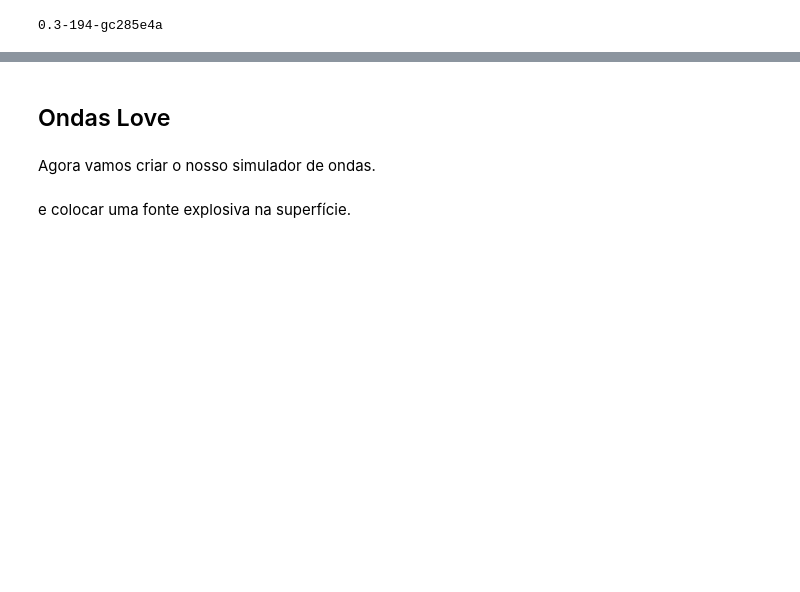
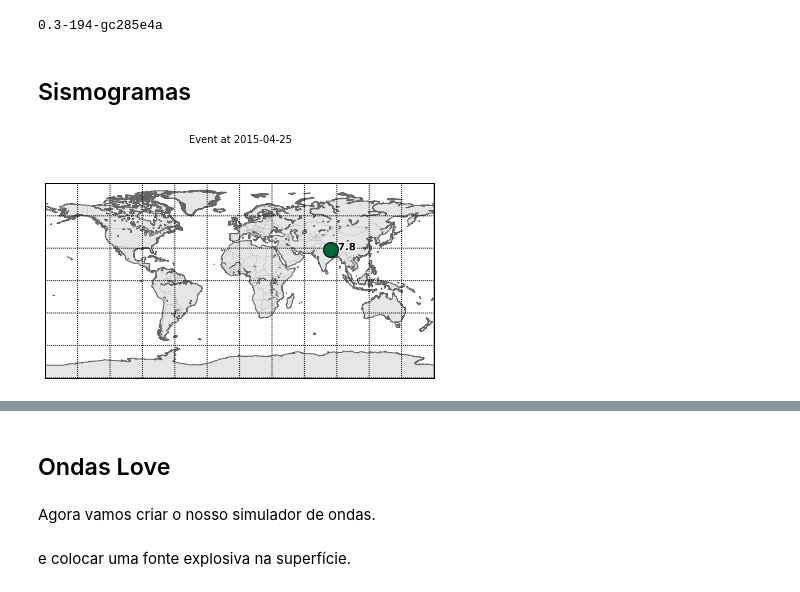
Before and after one commit to leouieda/geofisica2, a Jupyter notebook: notebooks/ondas-superficie.ipynb, the cells around one changed output, grey strips where cells are left out. Cells and saved outputs as stored; diff of their text form; code cells hidden in the pictures; blank space fills up the shorter version.

```diff
--- a/notebooks/ondas-superficie.ipynb
+++ b/notebooks/ondas-superficie.ipynb
@@ -33,3 +33,7 @@ import fatiando
 print(fatiando.__version__)
 # %% [output]
 0.3-194-gc285e4a
+# %% [markdown]
+## Sismogramas
+# %%
+client = Client('IRIS')
@@ -35,0 +43,4 @@ print(fatiando.__version__)
+# %%
+_ = cat.plot()
+# %% [output]
+[figure, added]
```
Also changed, not shown: parts of 30 cells of this notebook.
